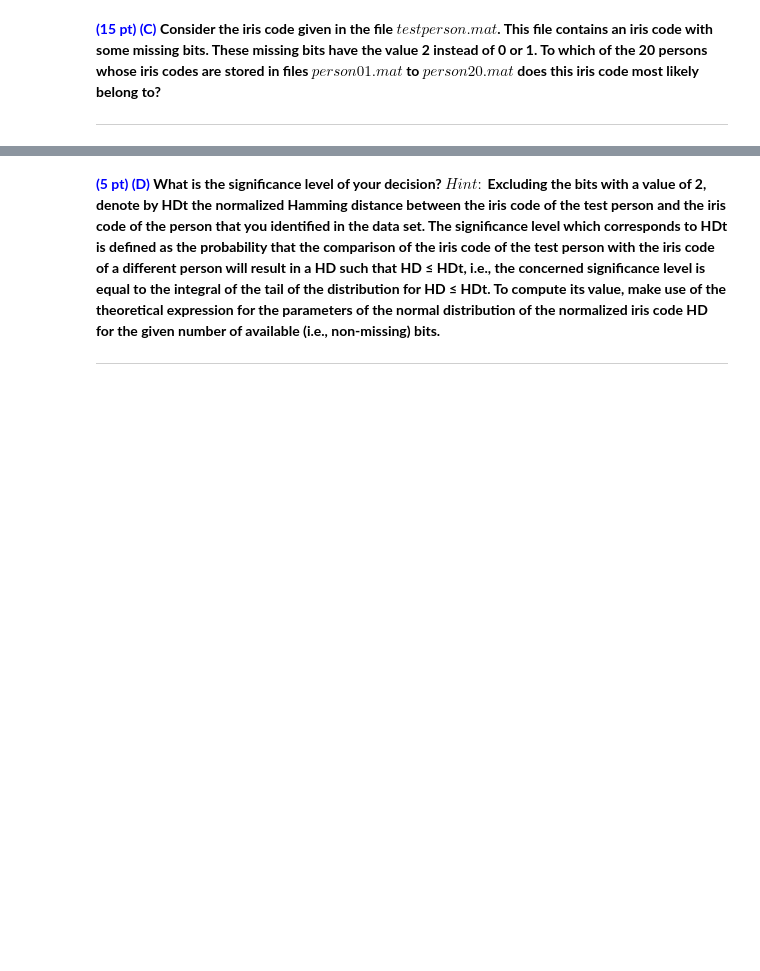
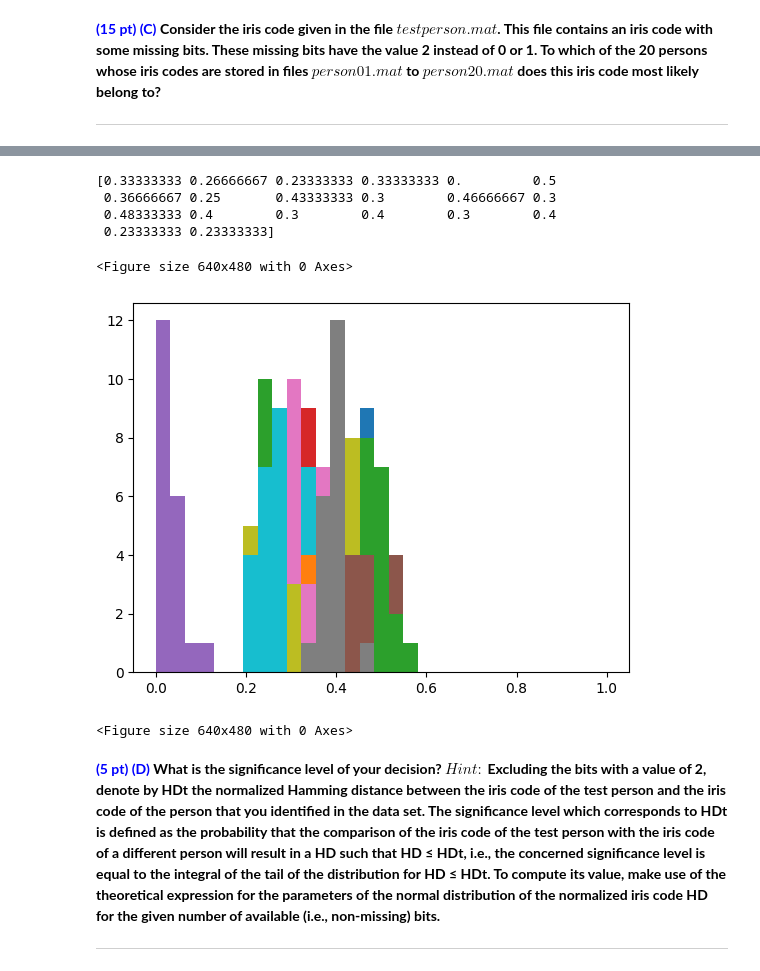
Before and after one commit to mvasselt2006/PR, a Jupyter notebook: Lab1/Elsjan_Asselt_6.ipynb, the cells around one changed output, grey strips where cells are left out. Drawn from its saved outputs; the diff is of its cells as text; code cells hidden in the pictures; blank space fills up the shorter version.

Commit message:
love you added plot

```diff
--- a/Lab1/Elsjan_Asselt_6.ipynb
+++ b/Lab1/Elsjan_Asselt_6.ipynb
@@ -258,8 +261,22 @@ The history saving thread hit an unexpected error (OperationalError('database or
 0.0334995854037363
 0.025549516194593145
 # %%
-fig=figure()
-ax
+print(HD_med)
+# %% [output]
+[0.33333333 0.26666667 0.23333333 0.33333333 0.         0.5
+ 0.36666667 0.25       0.43333333 0.3        0.46666667 0.3
+ 0.48333333 0.4        0.3        0.4        0.3        0.4
+ 0.23333333 0.23333333]
+# %%
+fig = plt.figure()
+for i in range(20):
+    plt.hist(HD_comp[i,:], bins=31, range=(0,1))
+
+plt.figure()
+# %% [output]
+<Figure size 640x480 with 0 Axes>
+[figure, added]
+<Figure size 640x480 with 0 Axes>
 # %% [markdown]
 <span style="color:blue"> **(5 pt) (D)** </span> **What is the significance level of your decision? $Hint:$ Excluding the bits with a value of 2, denote by HDt the normalized Hamming distance between the iris code of the test person and the iris code of the person that you identified in the data set. The significance level which corresponds to HDt is defined as the probability that the comparison of the iris code of the test person with the iris code of a different person will result in a HD such that HD ≤ HDt, i.e., the concerned significance level is equal to the integral of the tail of the distribution for HD ≤ HDt. To compute its value, make use of the theoretical expression for the parameters of the normal distribution of the normalized iris code HD for the given number of available (i.e., non-missing) bits.**
 
```
Also changed, not shown: parts of 5 cells of this notebook.
